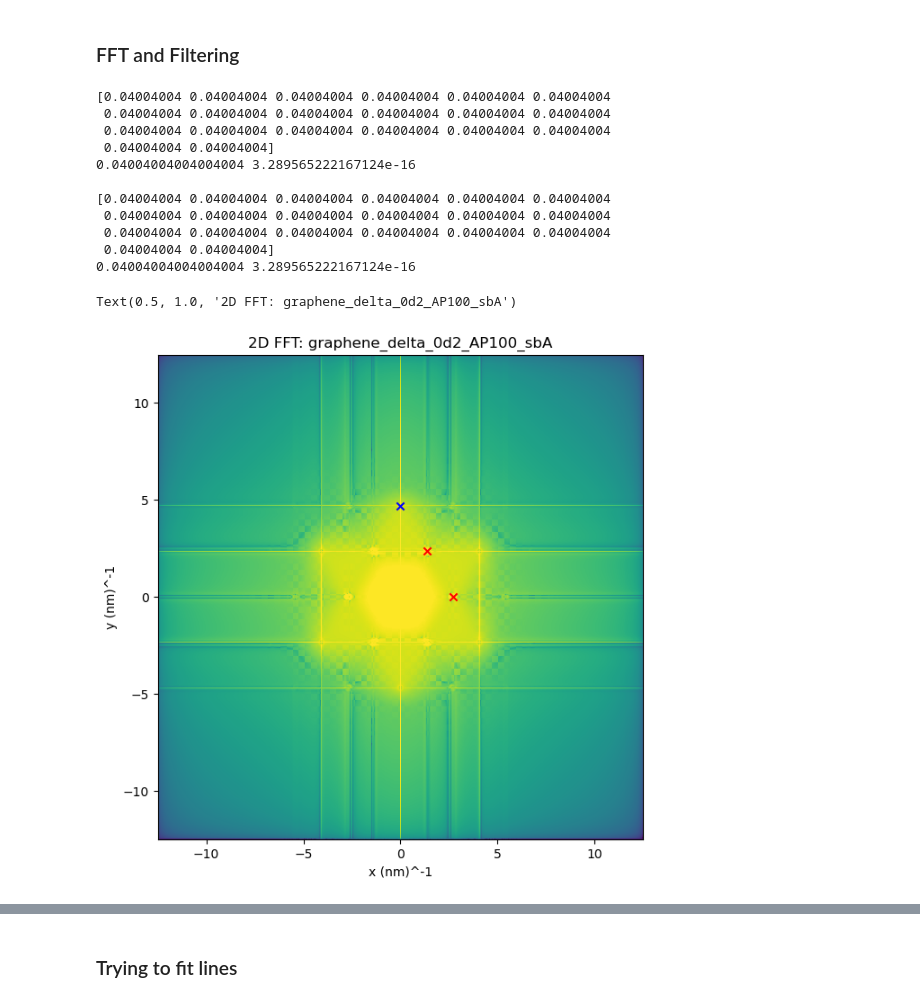
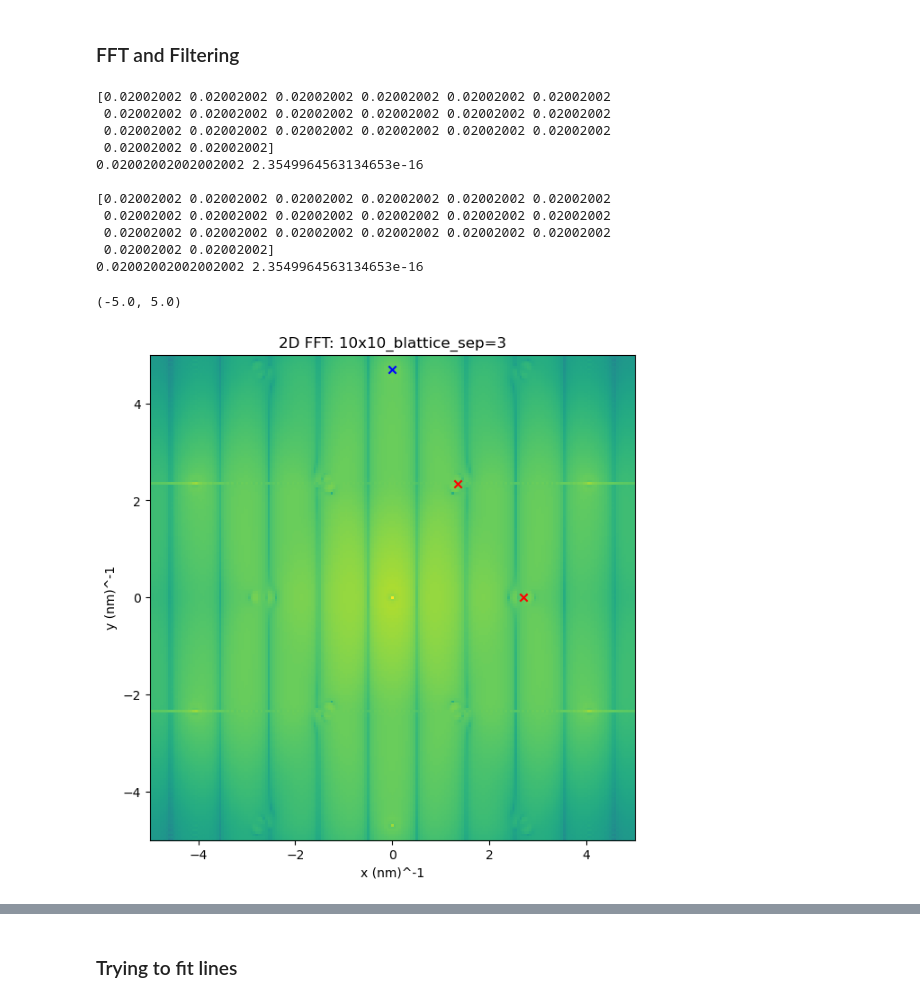
Before and after one commit to HollenLab/QPI-Scattering, a Jupyter notebook: TBCalcs/filtering.ipynb, the cells around one changed output, grey strips where cells are left out. Saved outputs shown, nothing was run; the diff lists cells and outputs as text; code cells hidden in the pictures.

```diff
--- a/TBCalcs/filtering.ipynb
+++ b/TBCalcs/filtering.ipynb
@@ -26,7 +28,8 @@ from tqdm import tqdm
 # %% [output]
 mkdir: cannot create directory ‘freqout’: File exists
 # %%
-fpath = r"Calculations/graphene_delta_0d2_AP100_sbA/continous_ldos.csv"
+#QPI-Scattering\TBCalcs\Calculations\bsublattice_horizontal\10x10_blattice_sep=5
+fpath = r"Calculations/bsublattice_horizontal/10x10_blattice_sep=3/continous_ldos.csv"
 df=pd.read_csv(fpath)
 df.head()
 # %% [output]
@@ -48,7 +51,8 @@ w = int(np.sqrt(np.size(df['x'])))
 
 x = np.reshape(df['x'], (w, w))
 y = np.reshape(df['y'], (w, w))
-z = np.reshape(df['Re(z)'] + 1j * df['Im(z)'], (w, w)).astype(np.complex128)
+z = np.reshape(df['Re(z)'], (w, w))
+#z = np.reshape(df['Re(z)'] + 1j * df['Im(z)'], (w, w)).astype(np.complex128)
 # %%
 fig3, ax3 = plt.subplots()
 
@@ -83,17 +87,17 @@ print("")
 print(dy[0:20])
 print(np.average(dy), np.std(dy))
 # %% [output]
-[0.04004004 0.04004004 0.04004004 0.04004004 0.04004004 0.04004004
- 0.04004004 0.04004004 0.04004004 0.04004004 0.04004004 0.04004004
- 0.04004004 0.04004004 0.04004004 0.04004004 0.04004004 0.04004004
- 0.04004004 0.04004004]
-0.04004004004004004 3.289565222167124e-16
+[0.02002002 0.02002002 0.02002002 0.02002002 0.02002002 0.02002002
+ 0.02002002 0.02002002 0.02002002 0.02002002 0.02002002 0.02002002
+ 0.02002002 0.02002002 0.02002002 0.02002002 0.02002002 0.02002002
+ 0.02002002 0.02002002]
+0.02002002002002002 2.3549964563134653e-16
 
-[0.04004004 0.04004004 0.04004004 0.04004004 0.04004004 0.04004004
- 0.04004004 0.04004004 0.04004004 0.04004004 0.04004004 0.04004004
- 0.04004004 0.04004004 0.04004004 0.04004004 0.04004004 0.04004004
- 0.04004004 0.04004004]
-0.04004004004004004 3.289565222167124e-16
+[0.02002002 0.02002002 0.02002002 0.02002002 0.02002002 0.02002002
+ 0.02002002 0.02002002 0.02002002 0.02002002 0.02002002 0.02002002
+ 0.02002002 0.02002002 0.02002002 0.02002002 0.02002002 0.02002002
+ 0.02002002 0.02002002]
+0.02002002002002002 2.3549964563134653e-16
 # %%
 # FFT
 ftz = np.fft.fft2(z)
@@ -117,36 +121,39 @@ fxs = np.fft.fftshift(fx)
 fys = np.fft.fftshift(fy)
 
 fig4, ax4 = plt.subplots(figsize=(7, 7))
-ax4.pcolormesh(fxs, fys, plz, vmax=np.mean(plz)/100)
+ax4.pcolormesh(fxs, fys, plz)
 
 # From liu
 a=0.24595 #nm
 acc=0.142 #nm
 deltaKx = 4 * np.pi / (3 * np.sqrt(3) * acc) * (1/(2 * np.pi))
 
 # Rotate by 60 to get other point
 # This comes from rotation matrix
 dKR_x = 0.5 * deltaKx
 dKR_y = np.sqrt(3)/2 * deltaKx
 
 # Plotting delta K Point
 ax4.scatter(deltaKx, 0, marker='x', color='red')
 
 frac = (2 * np.pi)/(3 * a)
 bx = np.sqrt(frac ** 2 + 3 * (frac) ** 2) # Spatial lattice point
 ax4.scatter(0, np.sqrt(3) * (bx) * (1/(2 * np.pi)), marker='x', color='blue')
 ax4.scatter(dKR_x, dKR_y, marker='x', color='red')
 
 ax4.set_xlabel("x (nm)^-1")
 ax4.set_ylabel("y (nm)^-1")
 ax4.set_aspect("equal")
 
 ax4.set_title("2D FFT: " + sample_name)
 
+ax4.set_xlim(-5, 5)
+ax4.set_ylim(-5, 5)
+
 #fig4.savefig("freqout/fft.png")
 # %% [output]
-Text(0.5, 1.0, '2D FFT: graphene_delta_0d2_AP100_sbA')
+(-5.0, 5.0)
-[figure, old version]
+[figure, new version]
 # %%
 # Periodic 1D Hann Function
 def hann1dp(x, N, x0):
```
Also changed, not shown: parts of 14 cells of this notebook, 21 other files.
